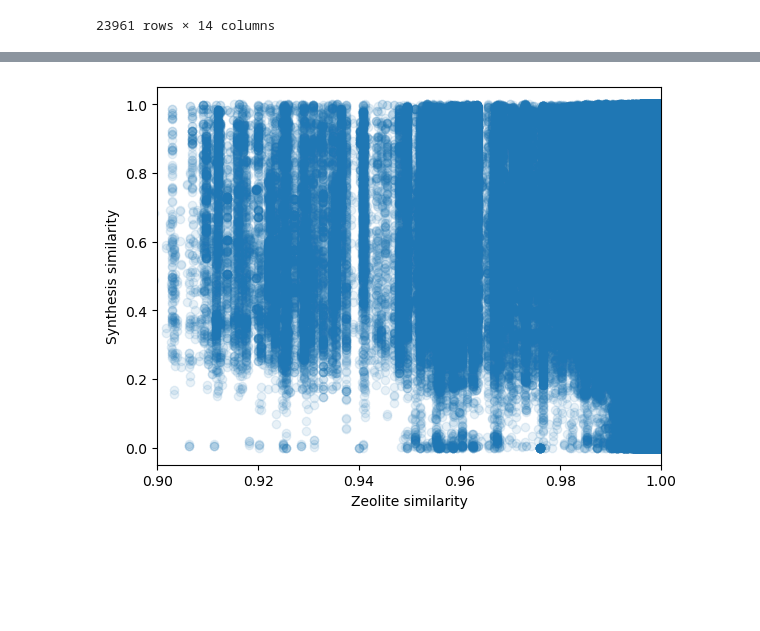
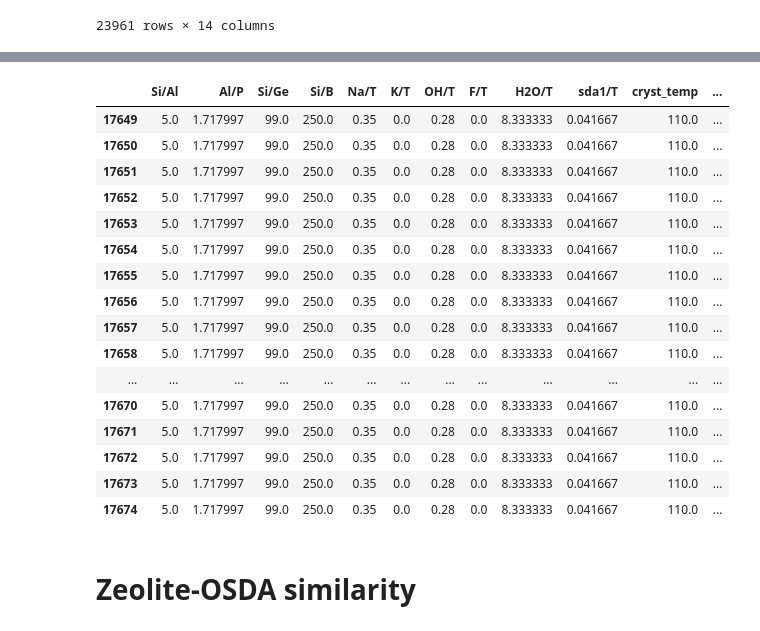
Before and after one commit to eltonpan/zeosyn_gen, a Jupyter notebook: data/analyze_zeosyngen.ipynb, the cells around one changed output, grey strips where cells are left out. Cells and saved outputs as stored; diff of their text form; code cells hidden in the pictures; blank space fills up the shorter version.

```diff
--- a/data/analyze_zeosyngen.ipynb
+++ b/data/analyze_zeosyngen.ipynb
@@ -144 +308,23 @@ high_sim_sys
+# %%
+ df[(df['zeo']=='EMT') & (df['osda']=='C1COCCOCCOCCOCCO1')]
+# %% [output]
+|  | Si/Al | Al/P | Si/Ge | Si/B | Na/T | K/T | OH/T | F/T | H2O/T | sda1/T | cryst_temp | ... |
+| 17649 | 5.0 | 1.717997 | 99.0 | 250.0 | 0.35 | 0.0 | 0.28 | 0.0 | 8.333333 | 0.041667 | 110.0 | ... |
+| 17650 | 5.0 | 1.717997 | 99.0 | 250.0 | 0.35 | 0.0 | 0.28 | 0.0 | 8.333333 | 0.041667 | 110.0 | ... |
+| 17651 | 5.0 | 1.717997 | 99.0 | 250.0 | 0.35 | 0.0 | 0.28 | 0.0 | 8.333333 | 0.041667 | 110.0 | ... |
+| 17652 | 5.0 | 1.717997 | 99.0 | 250.0 | 0.35 | 0.0 | 0.28 | 0.0 | 8.333333 | 0.041667 | 110.0 | ... |
+| 17653 | 5.0 | 1.717997 | 99.0 | 250.0 | 0.35 | 0.0 | 0.28 | 0.0 | 8.333333 | 0.041667 | 110.0 | ... |
+| 17654 | 5.0 | 1.717997 | 99.0 | 250.0 | 0.35 | 0.0 | 0.28 | 0.0 | 8.333333 | 0.041667 | 110.0 | ... |
+| 17655 | 5.0 | 1.717997 | 99.0 | 250.0 | 0.35 | 0.0 | 0.28 | 0.0 | 8.333333 | 0.041667 | 110.0 | ... |
+| 17656 | 5.0 | 1.717997 | 99.0 | 250.0 | 0.35 | 0.0 | 0.28 | 0.0 | 8.333333 | 0.041667 | 110.0 | ... |
+| 17657 | 5.0 | 1.717997 | 99.0 | 250.0 | 0.35 | 0.0 | 0.28 | 0.0 | 8.333333 | 0.041667 | 110.0 | ... |
+| 17658 | 5.0 | 1.717997 | 99.0 | 250.0 | 0.35 | 0.0 | 0.28 | 0.0 | 8.333333 | 0.041667 | 110.0 | ... |
+| ... | ... | ... | ... | ... | ... | ... | ... | ... | ... | ... | ... | ... |
+| 17670 | 5.0 | 1.717997 | 99.0 | 250.0 | 0.35 | 0.0 | 0.28 | 0.0 | 8.333333 | 0.041667 | 110.0 | ... |
+| 17671 | 5.0 | 1.717997 | 99.0 | 250.0 | 0.35 | 0.0 | 0.28 | 0.0 | 8.333333 | 0.041667 | 110.0 | ... |
+| 17672 | 5.0 | 1.717997 | 99.0 | 250.0 | 0.35 | 0.0 | 0.28 | 0.0 | 8.333333 | 0.041667 | 110.0 | ... |
+| 17673 | 5.0 | 1.717997 | 99.0 | 250.0 | 0.35 | 0.0 | 0.28 | 0.0 | 8.333333 | 0.041667 | 110.0 | ... |
+| 17674 | 5.0 | 1.717997 | 99.0 | 250.0 | 0.35 | 0.0 | 0.28 | 0.0 | 8.333333 | 0.041667 | 110.0 | ... |
+# %% [markdown]
+# Zeolite-OSDA similarity
 # %%
@@ -179,15 +365,10 @@ df_zeo_osda_sim = pd.DataFrame({'zeo_ref': zeo_refs, 'osda_ref': osda_refs, 'zeo
 # %%
-# df_zeo_osda_sim['zeo_sim'].hist(bins=100)
-import matplotlib as mpl
-mpl.rcParams['agg.path.chunksize'] = 1000
-plt.figure(figsize=(6.5,5),dpi=100)
-plt.scatter(df_zeo_osda_sim['zeo_sim'], df_zeo_osda_sim['syn_sim'], alpha=0.1)
+# import matplotlib as mpl
+# mpl.rcParams['agg.path.chunksize'] = 1000
+# plt.figure(figsize=(6.5,5),dpi=100)
 # plt.hexbin(df_zeo_osda_sim['zeo_sim'], df_zeo_osda_sim['syn_sim'], gridsize=30, bins='log', cmap='inferno')
 # ax = plt.gca()
 # ax.set_facecolor('black')
-plt.xlabel('Zeolite similarity')
-plt.ylabel('Synthesis similarity')
-plt.xlim(0.9,1.0)
-plt.show()
+# plt.xlabel('Zeolite similarity')
+# plt.ylabel('Synthesis MMD dissimilarity')
+# plt.show()
-# %% [output]
-[figure, removed]
```
Also changed, not shown: parts of 15 cells of this notebook, 3 other files.
